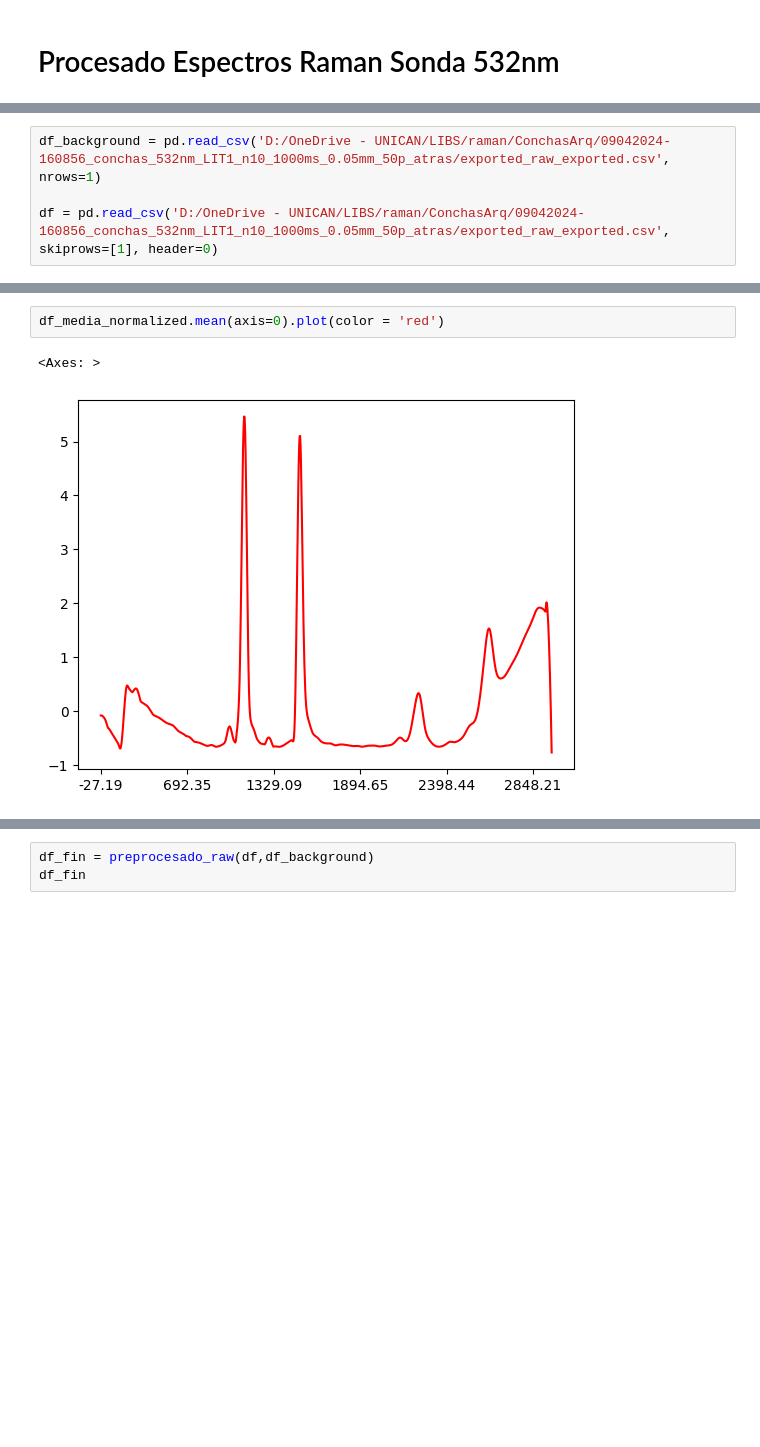
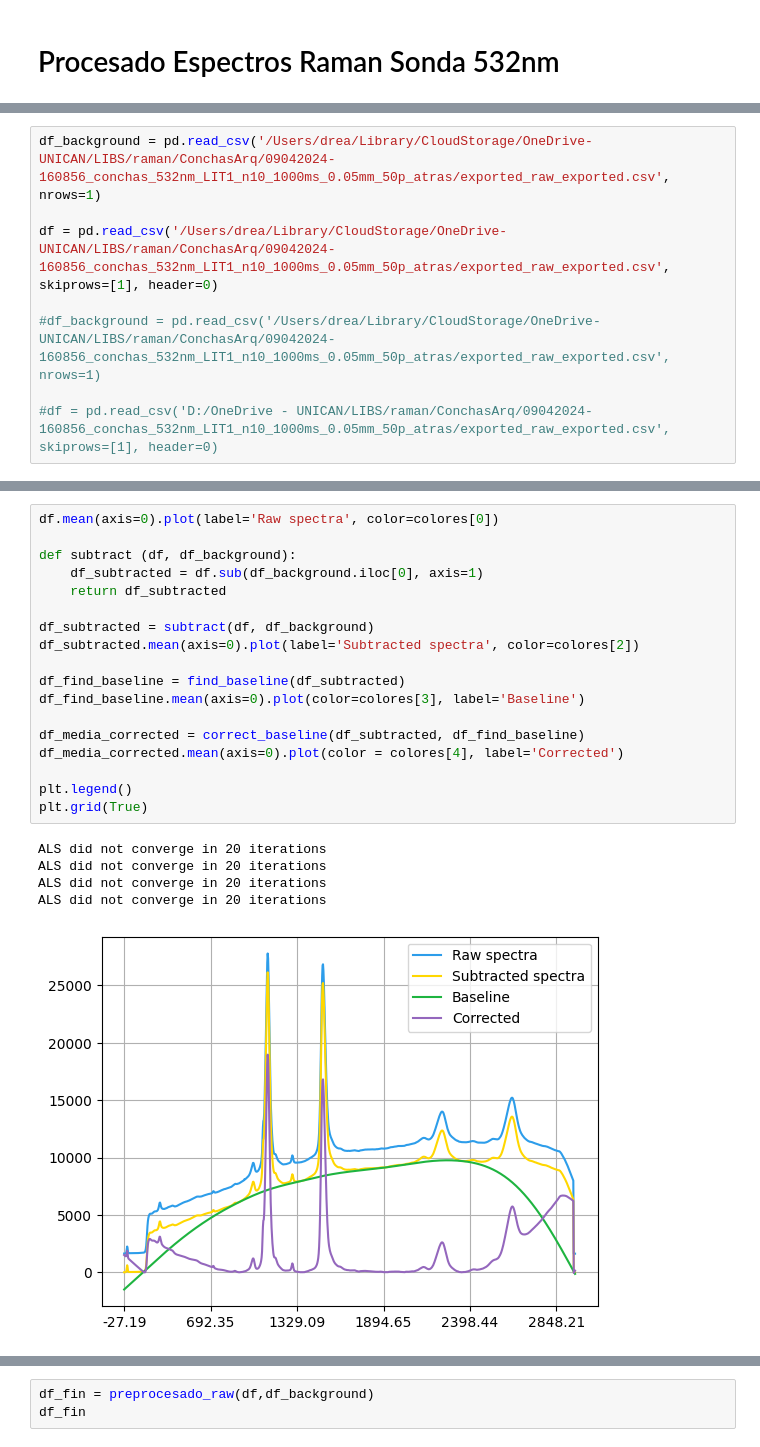
Before and after one commit to andreaperezasen/TFM-ML-Raman-Conchas-Arqueologicas, a Jupyter notebook: Code/Notebooks/procesado_sonda532nm.ipynb, the cells around one changed output, grey strips where cells are left out. Cells and saved outputs as stored; diff of their text form; blank space fills up the shorter version.

```diff
--- a/Code/Notebooks/procesado_sonda532nm.ipynb
+++ b/Code/Notebooks/procesado_sonda532nm.ipynb
@@ -45,0 +47,8 @@ Directorio 18042024-102409_conchas_532nm_LIT6_n10_1000ms_0.05mm_50p_abajo contie
+# %%
+df_background = pd.read_csv('/Users/drea/Library/CloudStorage/OneDrive-UNICAN/LIBS/raman/ConchasArq/09042024-160856_conchas_532nm_LIT1_n10_1000ms_0.05mm_50p_atras/exported_raw_exported.csv', nrows=1)
+
+df = pd.read_csv('/Users/drea/Library/CloudStorage/OneDrive-UNICAN/LIBS/raman/ConchasArq/09042024-160856_conchas_532nm_LIT1_n10_1000ms_0.05mm_50p_atras/exported_raw_exported.csv', skiprows=[1], header=0)
+
+#df_background = pd.read_csv('/Users/drea/Library/CloudStorage/OneDrive-UNICAN/LIBS/raman/ConchasArq/09042024-160856_conchas_532nm_LIT1_n10_1000ms_0.05mm_50p_atras/exported_raw_exported.csv', nrows=1)
+
+#df = pd.read_csv('D:/OneDrive - UNICAN/LIBS/raman/ConchasArq/09042024-160856_conchas_532nm_LIT1_n10_1000ms_0.05mm_50p_atras/exported_raw_exported.csv', skiprows=[1], header=0)
@@ -90,7 +272,3 @@ def create_df_raw(folder_path, folder_names):
     # Concatena todos los DataFrames en uno solo
     data = pd.concat(dataframes)
     return lista_archivos, lista_muestras
-# %%
-df_background = pd.read_csv('D:/OneDrive - UNICAN/LIBS/raman/ConchasArq/09042024-160856_conchas_532nm_LIT1_n10_1000ms_0.05mm_50p_atras/exported_raw_exported.csv', nrows=1)
-
-df = pd.read_csv('D:/OneDrive - UNICAN/LIBS/raman/ConchasArq/09042024-160856_conchas_532nm_LIT1_n10_1000ms_0.05mm_50p_atras/exported_raw_exported.csv', skiprows=[1], header=0)
@@ -337,5 +275,24 @@ ALS did not converge in 20 iterations
-# %%
-df_media_normalized.mean(axis=0).plot(color = 'red')
-# %% [output]
-<Axes: >
-[figure, removed]
+# %%
+df.mean(axis=0).plot(label='Raw spectra', color=colores[0])
+
+def subtract (df, df_background):
+    df_subtracted = df.sub(df_background.iloc[0], axis=1)
+    return df_subtracted
+
+df_subtracted = subtract(df, df_background)
+df_subtracted.mean(axis=0).plot(label='Subtracted spectra', color=colores[2])
+
+df_find_baseline = find_baseline(df_subtracted)
+df_find_baseline.mean(axis=0).plot(color=colores[3], label='Baseline')
+
+df_media_corrected = correct_baseline(df_subtracted, df_find_baseline)
+df_media_corrected.mean(axis=0).plot(color = colores[4], label='Corrected')
+
+plt.legend()
+plt.grid(True)
+# %% [output]
+ALS did not converge in 20 iterations
+ALS did not converge in 20 iterations
+ALS did not converge in 20 iterations
+ALS did not converge in 20 iterations
+[figure, added]
```
Also changed, not shown: parts of 11 cells of this notebook.
